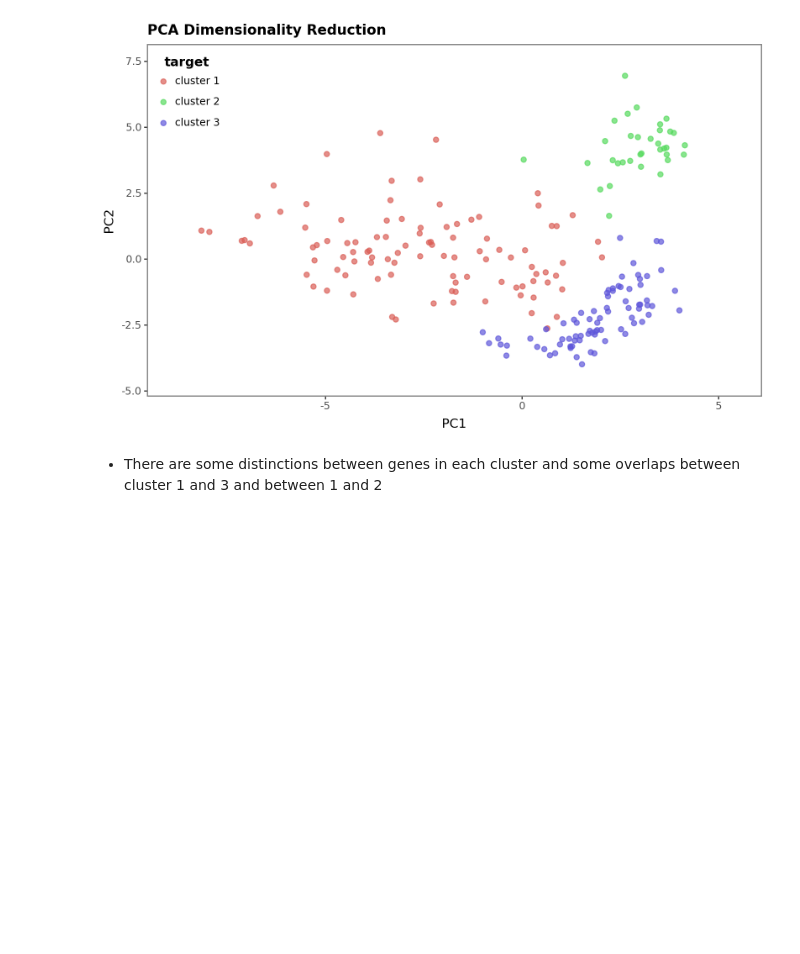
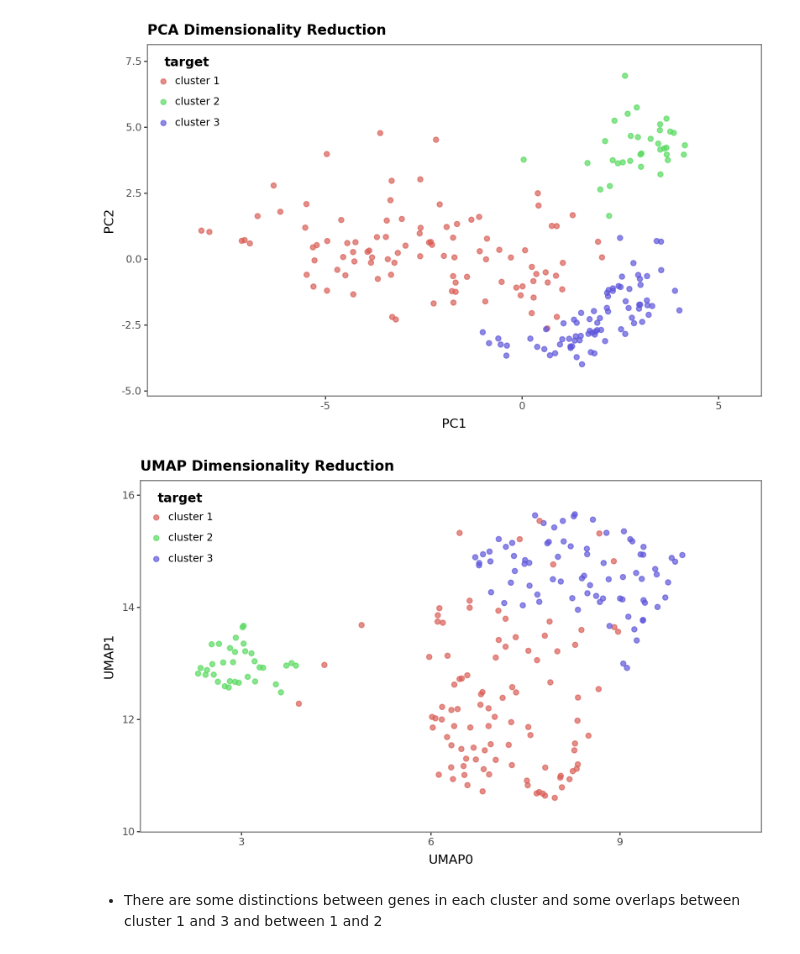
Before and after one commit to Chygos/Projects, a Jupyter notebook: Biology/analysis_file.ipynb, the cells around one changed output. Saved outputs shown, nothing was run; the diff lists cells and outputs as text; code cells hidden in the pictures; blank space fills up the shorter version.

```diff
--- a/Biology/analysis_file.ipynb
+++ b/Biology/analysis_file.ipynb
@@ -490,6 +490,7 @@ def cluster_genes(
         decompose:bool=False,
         variance_cutoff:Union[int,float]=0.95,
         scale:bool=True,
+        reduction_type:Literal['pca', 'umaps']='pca',
         cluster_type:Literal['gene', 'sample']='sample',
         plot=False
         ):
@@ -523,7 +524,7 @@ def cluster_genes(
 
     # visualise data using pca
     if plot:
-        plot_PCA(X, decompose=True, labels=labels)
+        plot_PCA(X, decompose=True, labels=labels, reduction_type=reduction_type)
     else:
         return labels
 # %%
@@ -775,6 +776,10 @@ plot_dendrogram(deg_genes[downregulated], axis_name='gene')
 cluster_genes(deg_genes[upregulated], 3, cluster_type='gene', plot=True)
 # %% [output]
 [figure]
+# %%
+cluster_genes(deg_genes[upregulated], 3, cluster_type='gene', plot=True, reduction_type='umaps')
+# %% [output]
+[figure, added]
 # %% [markdown]
 - There are some distinctions between genes in each cluster and some overlaps between cluster 1 and 3 and between 1 and 2
 # %%
```
Also changed, not shown: parts of 4 cells of this notebook.
